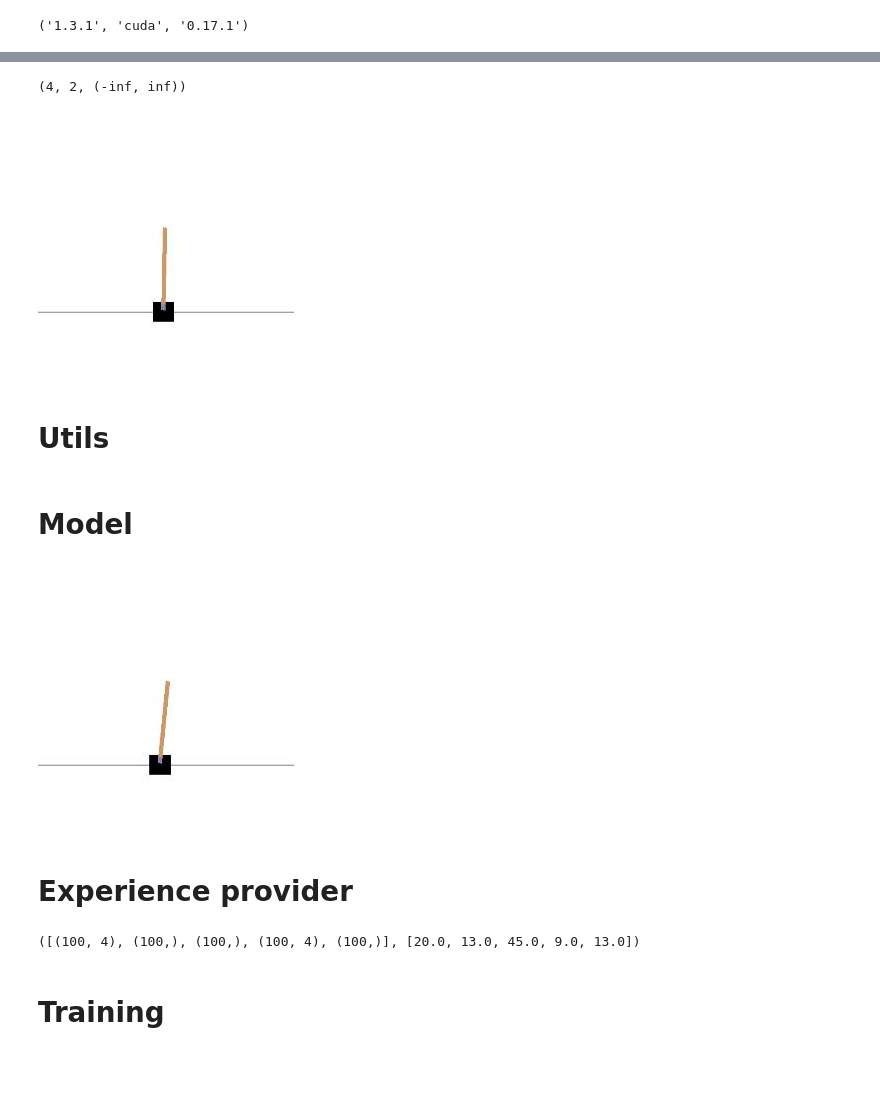
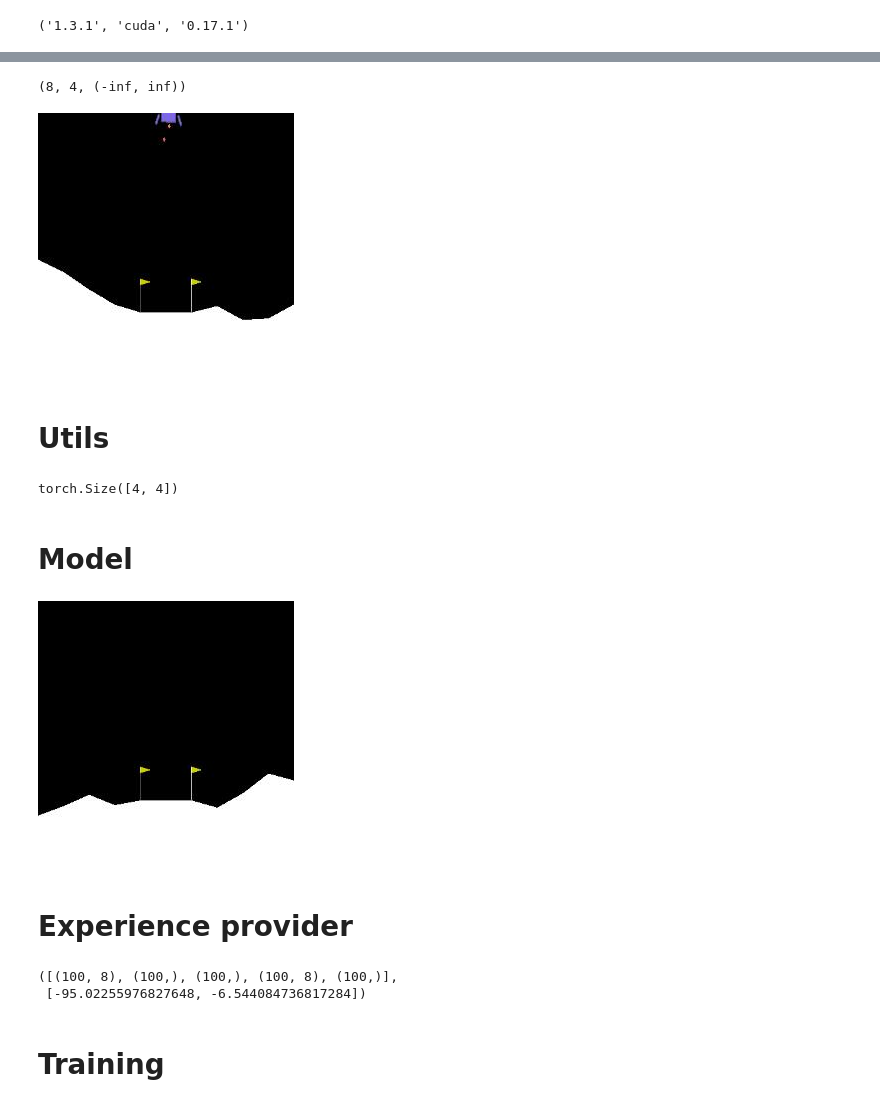
Before and after one commit to ichko/differentiable-simulation, a Jupyter notebook: notebooks/07-the-force-awakens.ipynb, the cells around one changed output, grey strips where cells are left out. Saved outputs shown, nothing was run; the diff lists cells and outputs as text; code cells hidden in the pictures; blank space fills up the shorter version.

```diff
--- a/notebooks/07-the-force-awakens.ipynb
+++ b/notebooks/07-the-force-awakens.ipynb
@@ -45,6 +45,6 @@ os.environ['DISPLAY']
 # %%
 # env = gym.make('snek-rgb-16-v1')
-env = gym.make('CartPole-v1')
+env = gym.make('LunarLander-v2')
 
 observation = env.reset()
 action = env.action_space.sample()
@@ -55,7 +55,7 @@ obs_size = np.prod(env.observation_space.shape)
 
 obs_size, num_actions, env.reward_range, # env.unwrapped.unwrapped.get_action_meanings()
 # %% [output]
-(4, 2, (-inf, inf))
+(8, 4, (-inf, inf))
 # %%
 # https://github.com/NicksonYap/Jupyter-Webcam/blob/master/Realtime_video_ipython_py3.ipynb
 def show_array(a, prev_display_id=None, fmt='jpeg'):
@@ -93,9 +93,9 @@ def show_live_env(env, controller, duration=100, fps=100):
         clear_display()
         show_array(frame) # show last frame
 # %%
-show_live_env(env, lambda o: env.action_space.sample(), duration=100, fps=200)
+show_live_env(env, lambda o: env.action_space.sample(), duration=150, fps=200)
 # %% [output]
-[figure, old version]
+[figure, new version]
 # %% [markdown]
 # Utils
 # %%
@@ -110,26 +110,28 @@ def lam(func):
 
     return Lambda()
 # %%
-# net = nn.Sequential(
-#     lam(lambda x: x.permute(0, 3, 1, 2)),
-#     nn.Conv2d(3, 128, kernel_size=2, stride=1),
-#     nn.ReLU(),
-#     nn.Conv2d(128, 128, kernel_size=2, stride=1),
-#     nn.ReLU(),
-#     nn.Conv2d(128, 64, kernel_size=3, stride=1),
-#     nn.ReLU(),
-#     nn.Conv2d(64, 32, kernel_size=3, stride=1),
-#     nn.ReLU(),
-#     nn.Conv2d(32, 16, kernel_size=4, stride=2),
-#     nn.ReLU(),
-#     nn.Flatten(),
-#     nn.Linear(256, 32),
-#     nn.ReLU(),
-#     nn.Linear(32, 4),
-# )
+net = nn.Sequential(
+    lam(lambda x: x.permute(0, 3, 1, 2)),
+    nn.Conv2d(3, 128, kernel_size=2, stride=1),
+    nn.ReLU(),
+    nn.Conv2d(128, 128, kernel_size=2, stride=1),
+    nn.ReLU(),
+    nn.Conv2d(128, 64, kernel_size=3, stride=1),
+    nn.ReLU(),
+    nn.Conv2d(64, 32, kernel_size=3, stride=1),
+    nn.ReLU(),
+    nn.Conv2d(32, 16, kernel_size=4, stride=2),
+    nn.ReLU(),
+    nn.Flatten(),
+    nn.Linear(256, 32),
+    nn.ReLU(),
+    nn.Linear(32, 4),
+)
 
-# t = torch.rand(4, 16, 16, 3)
-# net(t).shape
+t = torch.rand(4, 16, 16, 3)
+net(t).shape
+# %% [output]
+torch.Size([4, 4])
 # %% [markdown]
 # Model
 # %%
@@ -187,18 +189,22 @@ def dqn_loss(i, model, batch):
 # %%
 show_live_env(env, lambda obs: dqn.get_max_action(obs), duration=80, fps=200)
 # %% [output]
-[figure, old version]
+[figure, new version]
 # %% [markdown]
 # Experience provider
 # %%
 from collections import deque
 
-def get_experience_generator(env, model, bs):
+def get_experience_generator(
+    env,
+    model,
+    bs,
+    randomness=1,
+    randomness_min=0.01,
+    randomness_decay=0.9993,
+):
     max_rollout_steps = 500
     buffer_size = 100_000
-    randomness = 1
-    randomness_min = 0.01
-    randomness_decay = 0.998
 
     episode_rewards = []
     randomness_list = []
@@ -235,7 +241,8 @@ generator = get_experience_generator(env, dqn, bs=100)
 batch, episode_rewards, _ = next(generator)
 [t.shape for t in batch], episode_rewards
 # %% [output]
-([(100, 4), (100,), (100,), (100, 4), (100,)], [20.0, 13.0, 45.0, 9.0, 13.0])
+([(100, 8), (100,), (100,), (100, 8), (100,)],
+ [-95.02255976827648, -6.544084736817284])
 # %% [markdown]
 # Training
 # %%
```
Also changed, not shown: parts of 12 cells of this notebook, 3 other files.
